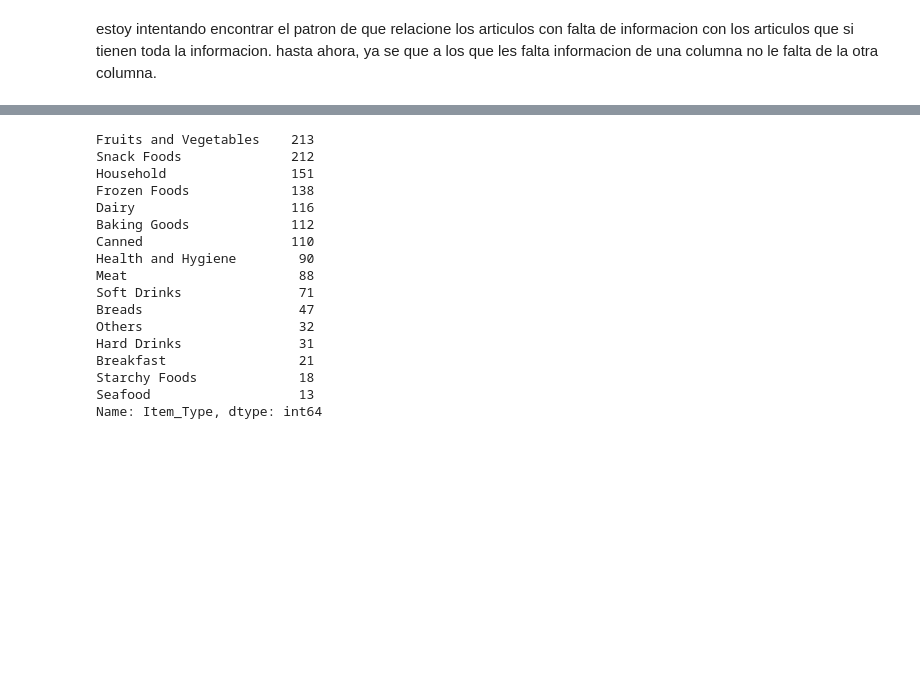
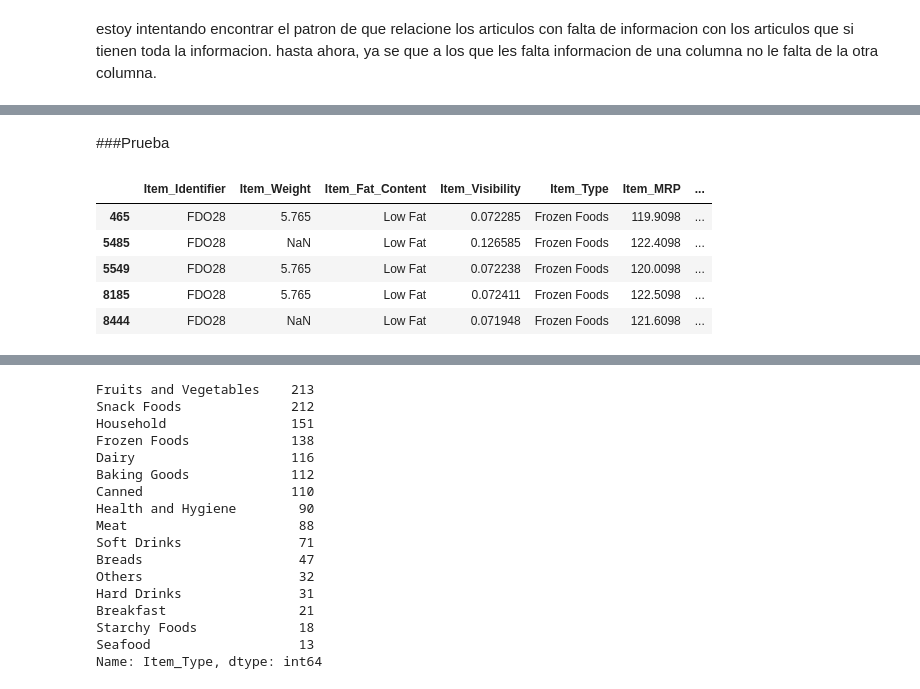
Before and after one commit to RanielSosa/predicciones-de-ventas, a Jupyter notebook: Predicciones_de_ventas.ipynb, the cells around one changed output, grey strips where cells are left out. Cells and saved outputs as stored; diff of their text form; code cells hidden in the pictures; blank space fills up the shorter version.

```diff
--- a/Predicciones_de_ventas.ipynb
+++ b/Predicciones_de_ventas.ipynb
@@ -129,0 +182,17 @@ dtype: int64
+# %% [markdown]
+###Prueba
+# %%
+Item_Identifier_filter=df_sales['Item_Identifier']=='FDO28'
+Item_Type_filter=df_sales['Item_Type']=='Frozen Foods'
+Outlet_Size_filter=df_sales['Outlet_Size']=='Supermarket Type3'
+Outlet_Location_Type_filter=df_sales['Outlet_Location_Type']=='Tier 3'
+Item_MRP_filter=df_sales['Item_MRP']==121.6098
+test=df_sales.loc[Item_Identifier_filter,:]
+test
+# %% [output]
+|  | Item_Identifier | Item_Weight | Item_Fat_Content | Item_Visibility | Item_Type | Item_MRP | ... |
+| 465 | FDO28 | 5.765 | Low Fat | 0.072285 | Frozen Foods | 119.9098 | ... |
+| 5485 | FDO28 | NaN | Low Fat | 0.126585 | Frozen Foods | 122.4098 | ... |
+| 5549 | FDO28 | 5.765 | Low Fat | 0.072238 | Frozen Foods | 120.0098 | ... |
+| 8185 | FDO28 | 5.765 | Low Fat | 0.072411 | Frozen Foods | 122.5098 | ... |
+| 8444 | FDO28 | NaN | Low Fat | 0.071948 | Frozen Foods | 121.6098 | ... |
```
Also changed, not shown: parts of 12 cells of this notebook.
